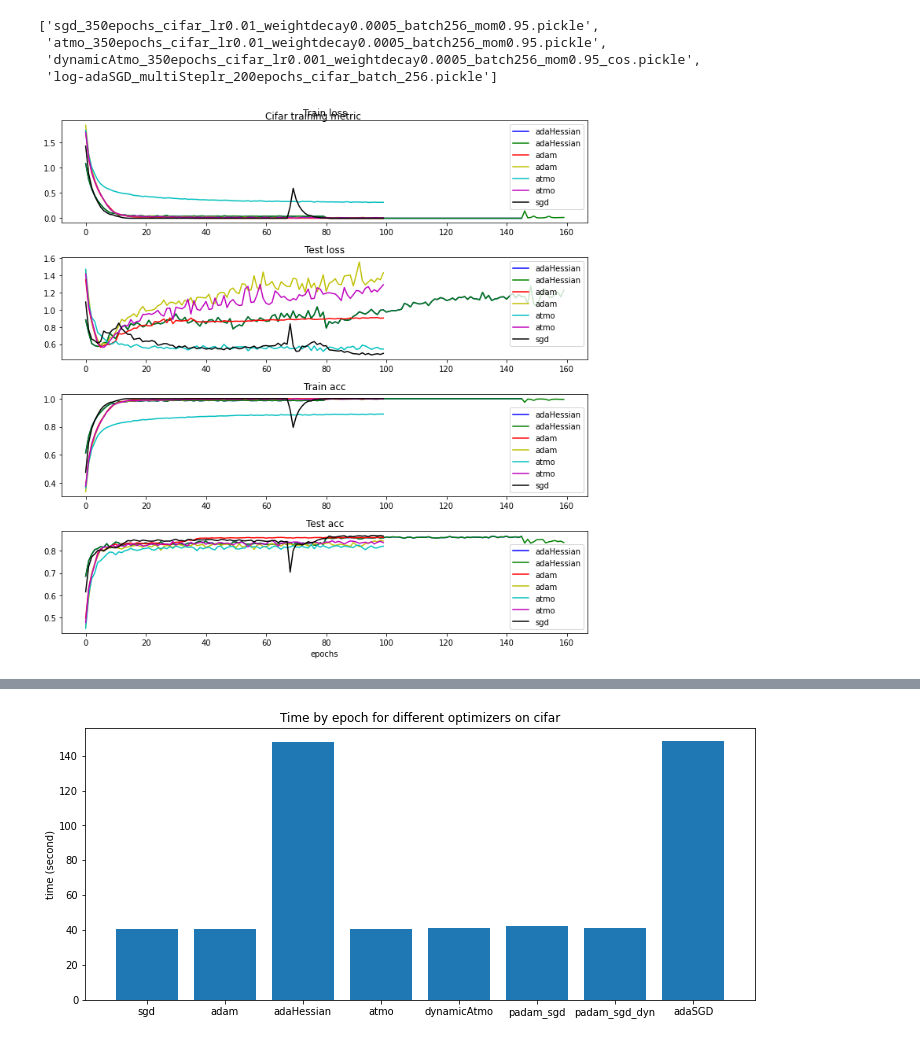
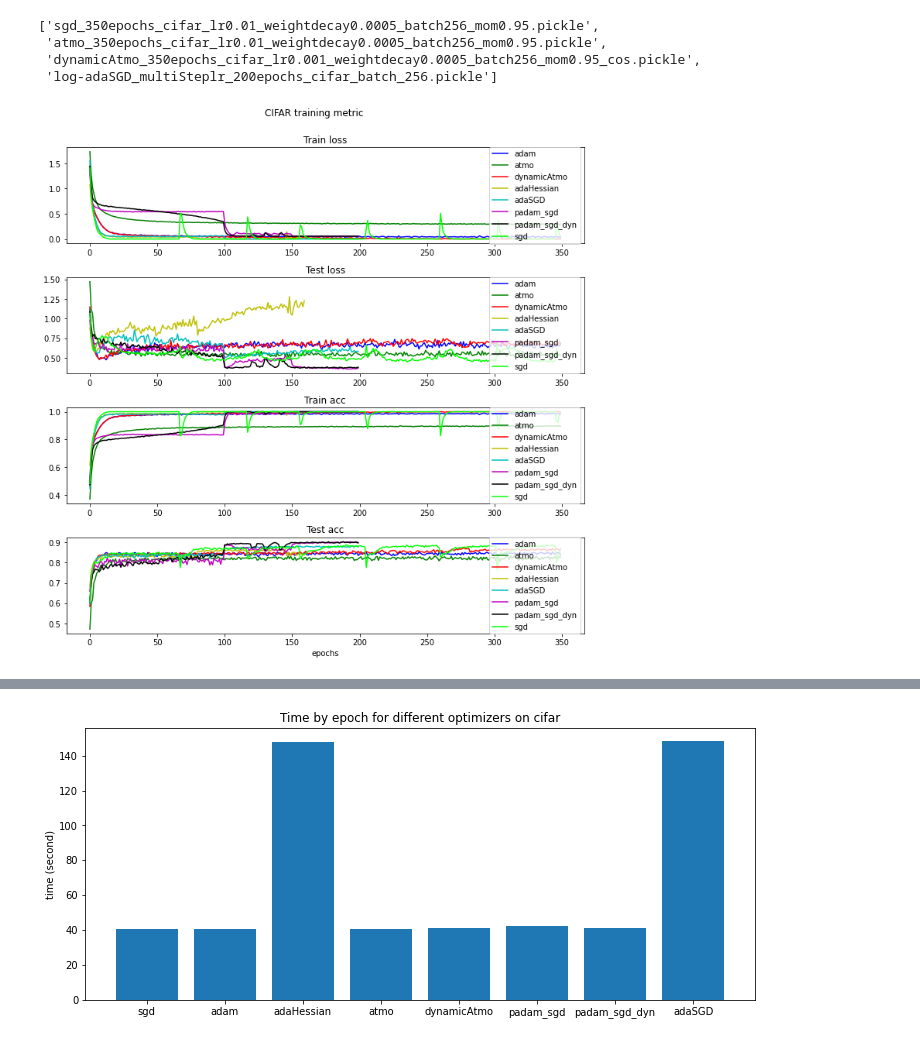
Before and after one commit to louisPoulain/OptiForML2022, a Jupyter notebook: result_visualization.ipynb, the cells around one changed output, grey strips where cells are left out. Drawn from its saved outputs; the diff is of its cells as text; code cells hidden in the pictures.

```diff
--- a/result_visualization.ipynb
+++ b/result_visualization.ipynb
@@ -75,41 +75,45 @@ filenames
  'dynamicAtmo_350epochs_cifar_lr0.001_weightdecay0.0005_batch256_mom0.95_cos.pickle',
  'log-adaSGD_multiSteplr_200epochs_cifar_batch_256.pickle']
 # %%
-# MNIST metric plot
+# CIFAR metric plot
 figure, axis = plt.subplots(4, 1, figsize=(10,10))
 color = ["b", "g", "r", "y", "c", "m", "k", "lime", "orange", "gray"]
 time_epoch= dict()
 i=0
 for filename in filenames:
-  if filename.find("MNIST") != -1:
+  if filename.find("Cifar") != -1 or filename.find("cifar") != -1:
     with open(os.path.join(TRAIN_HISTORY_DIR, filename),'rb') as file:
        history = CPU_Unpickler(file).load()
     train_loss = history["train_loss"]
     test_loss = history["test_loss"]
     for a, loss in enumerate(train_loss):
           train_loss[a] = loss.item()
     for a, loss in enumerate(test_loss):
           test_loss[a] = loss.item()
     train_acc = history["train_acc"]
     test_acc = history["test_acc"]
+    if history["optimizer"] == "dynamicAtom":
+     history["optimizer"] = "dynamicAtmo"
     axis[0].plot(train_loss, color[i], label=history["optimizer"])
     axis[1].plot(test_loss, color[i], label=history["optimizer"])
     axis[2].plot(train_acc, color[i], label=history["optimizer"])
     axis[3].plot(test_acc, color[i], label=history["optimizer"])
     time_epoch[history["optimizer"]] = history["time_epoch"]
     i = i+1
+time_epoch['adaHessian'] = time_epoch['adaHessian'][-1]
+
 axis[0].set_title("Train loss")
 axis[1].set_title("Test loss")
 axis[2].set_title("Train acc")
 axis[3].set_title("Test acc")
 axis[3].set_xlabel("epochs")
-axis[0].legend(loc="upper right")
-axis[1].legend(loc="upper right")
-axis[2].legend(loc="lower right")
-axis[3].legend(loc="lower right")
-figure.suptitle("MNIST training metric")
+axis[0].legend(loc="right")
+axis[1].legend(loc="right")
+axis[2].legend(loc="right")
+axis[3].legend(loc="right")
+figure.suptitle("CIFAR training metric", y = 1.00)
 figure.tight_layout()
-plt.savefig(os.path.join(FIGURE_DIR, 'MNIST_training_metric'))
+plt.savefig(os.path.join(FIGURE_DIR, 'CIFAR_training'))
 plt.show()
 # %% [output]
-[figure, old version]
+[figure, new version]
```
Also changed, not shown: parts of 5 cells of this notebook.
